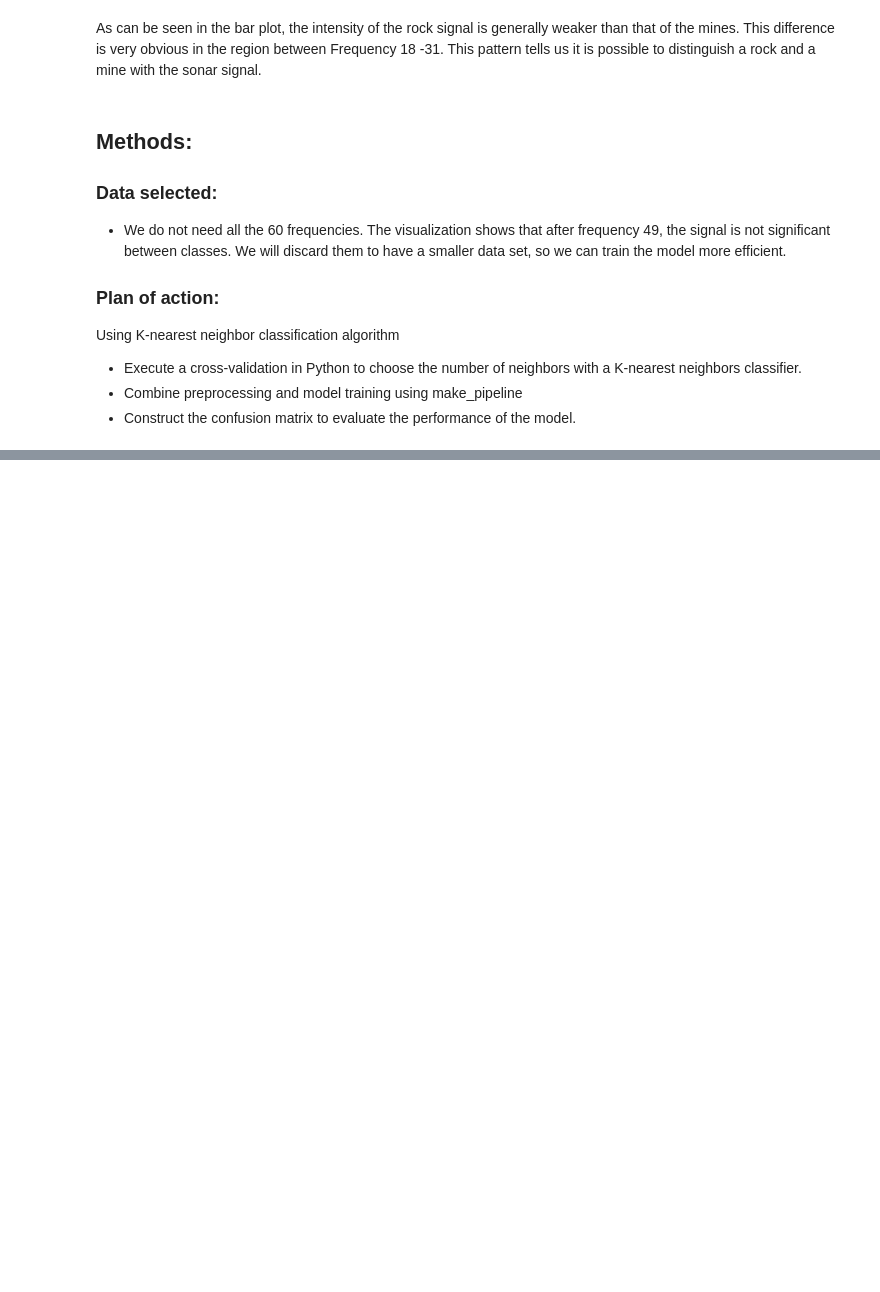
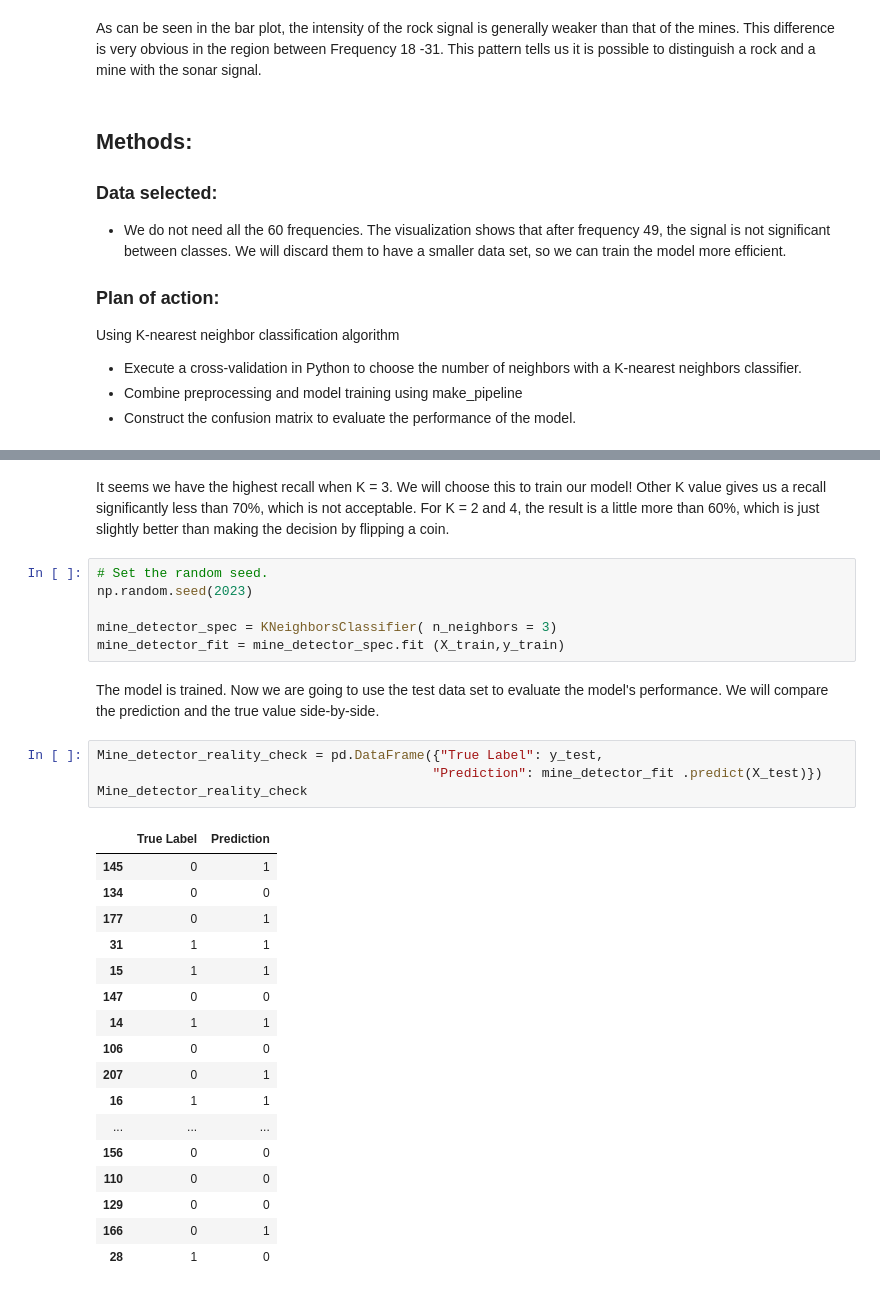
Before and after one commit to OminiCarlos/DSCI100_Group_14_Proposal_Mine_Finder, a Jupyter notebook: Mine_Finder (1).ipynb, the cells around one changed output, grey strips where cells are left out. Cells and saved outputs as stored; diff of their text form; blank space fills up the shorter version.

Commit message:
Completed the Coding and added the findings with our model.

```diff
--- a/Mine_Finder (1).ipynb
+++ b/Mine_Finder (1).ipynb
@@ -210,0 +331,32 @@ sonar_acc
+# %% [markdown]
+It seems we have the highest recall when K = 3. We will choose this to train our model! Other K value gives us a recall significantly less than 70%, which is not acceptable. For K = 2 and 4, the result is a little more than 60%, which is just slightly better than making the decision by flipping a coin.
+# %%
+# Set the random seed.
+np.random.seed(2023)
+
+mine_detector_spec = KNeighborsClassifier( n_neighbors = 3)
+mine_detector_fit = mine_detector_spec.fit (X_train,y_train)
+# %% [markdown]
+The model is trained. Now we are going to use the test data set to evaluate the model's performance. We will compare the prediction and the true value side-by-side.
+# %%
+Mine_detector_reality_check = pd.DataFrame({"True Label": y_test,
+                                           "Prediction": mine_detector_fit .predict(X_test)})
+Mine_detector_reality_check
+# %% [output]
+|  | True Label | Prediction |
+| 145 | 0 | 1 |
+| 134 | 0 | 0 |
+| 177 | 0 | 1 |
+| 31 | 1 | 1 |
+| 15 | 1 | 1 |
+| 147 | 0 | 0 |
+| 14 | 1 | 1 |
+| 106 | 0 | 0 |
+| 207 | 0 | 1 |
+| 16 | 1 | 1 |
+| ... | ... | ... |
+| 156 | 0 | 0 |
+| 110 | 0 | 0 |
+| 129 | 0 | 0 |
+| 166 | 0 | 1 |
+| 28 | 1 | 0 |
```
Also changed, not shown: parts of 19 cells of this notebook.
